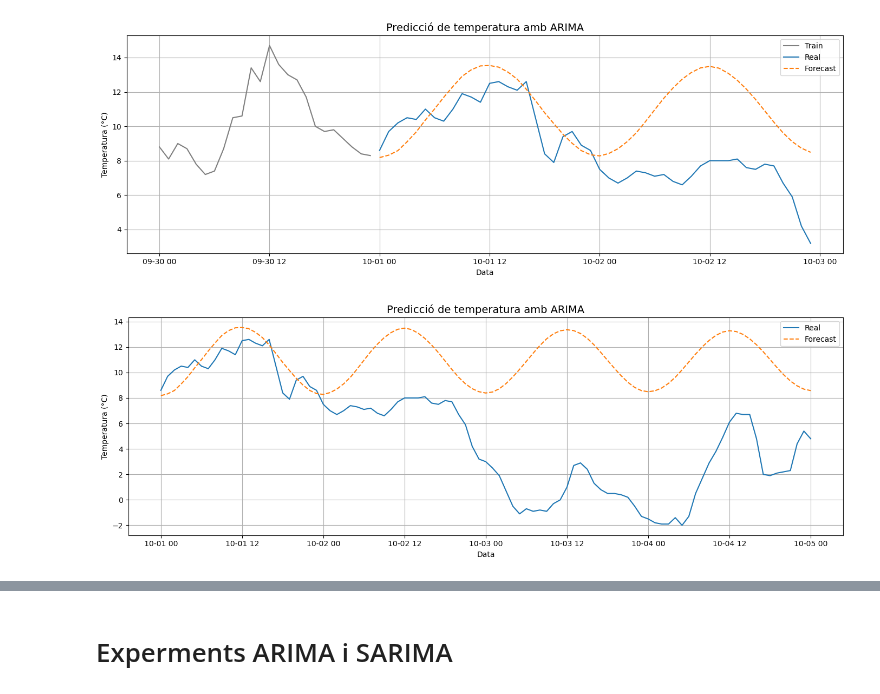
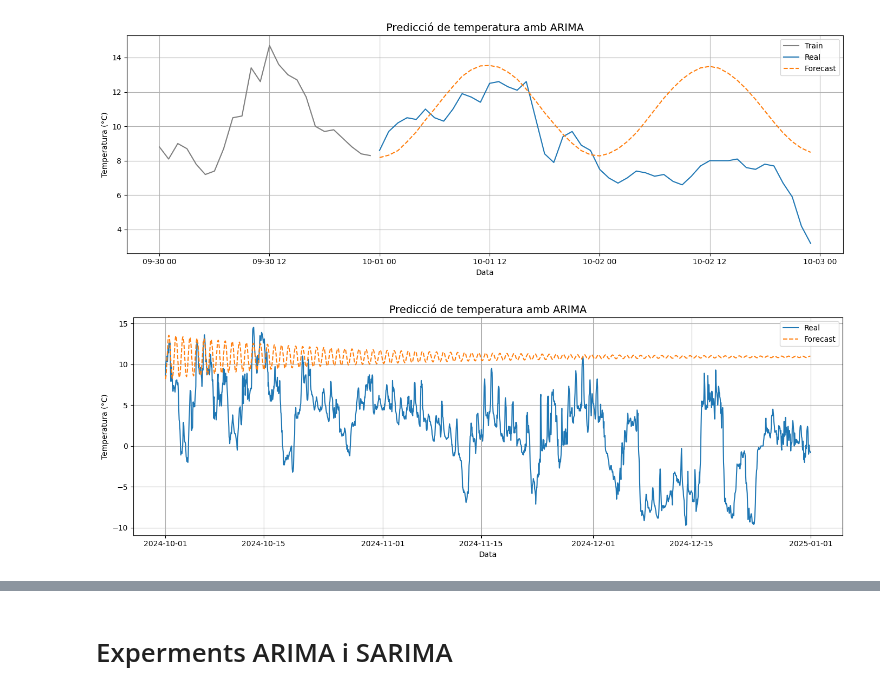
Before and after one commit to Paurro/TFM_SCM_Temperature_Forecasting_ML, a Jupyter notebook: models_prediccio/2_model_arima/arima_model_experiments.ipynb, the cells around one changed output, grey strips where cells are left out. Cells and saved outputs as stored; diff of their text form; code cells hidden in the pictures.

Commit message:
Resultats model ARIMA i env 26-06-2025

```diff
--- a/models_prediccio/2_model_arima/arima_model_experiments.ipynb
+++ b/models_prediccio/2_model_arima/arima_model_experiments.ipynb
@@ -247,18 +248,28 @@ fig = plot_prediccions_arima(
 [figure]
 # %%
 # Provar la Pipeline
+
+# ============================================================================
+# Funcions pròpies
+# ============================================================================
+import importlib
+import arima_functions
+importlib.reload(arima_functions)
+from arima_functions import *
 
 pipeline_arima(
     df=df_arima,
     data_inici_pred ='2024-10-01 00:00:00',
-    data_final_pred= '2024-10-05 00:00:00',
+    # data_final_pred= '2024-10-05 00:00:00',
     dies_entrenament=60,
     p=10, d=1, q=10,
     P=None, D=None, Q=None, s=None,
-    n_passos=150,
+    n_passos=None,
     plot_dies_ant=0,
     verbose=False,
-    save_path=None,
+    save_path='a',
     show=True)
+
+print("Final del script ARIMA")
 # %% [output]
-[figure, old version]
+[figure, new version]
```
Also changed, not shown: parts of 3 cells of this notebook, 45 other files.
